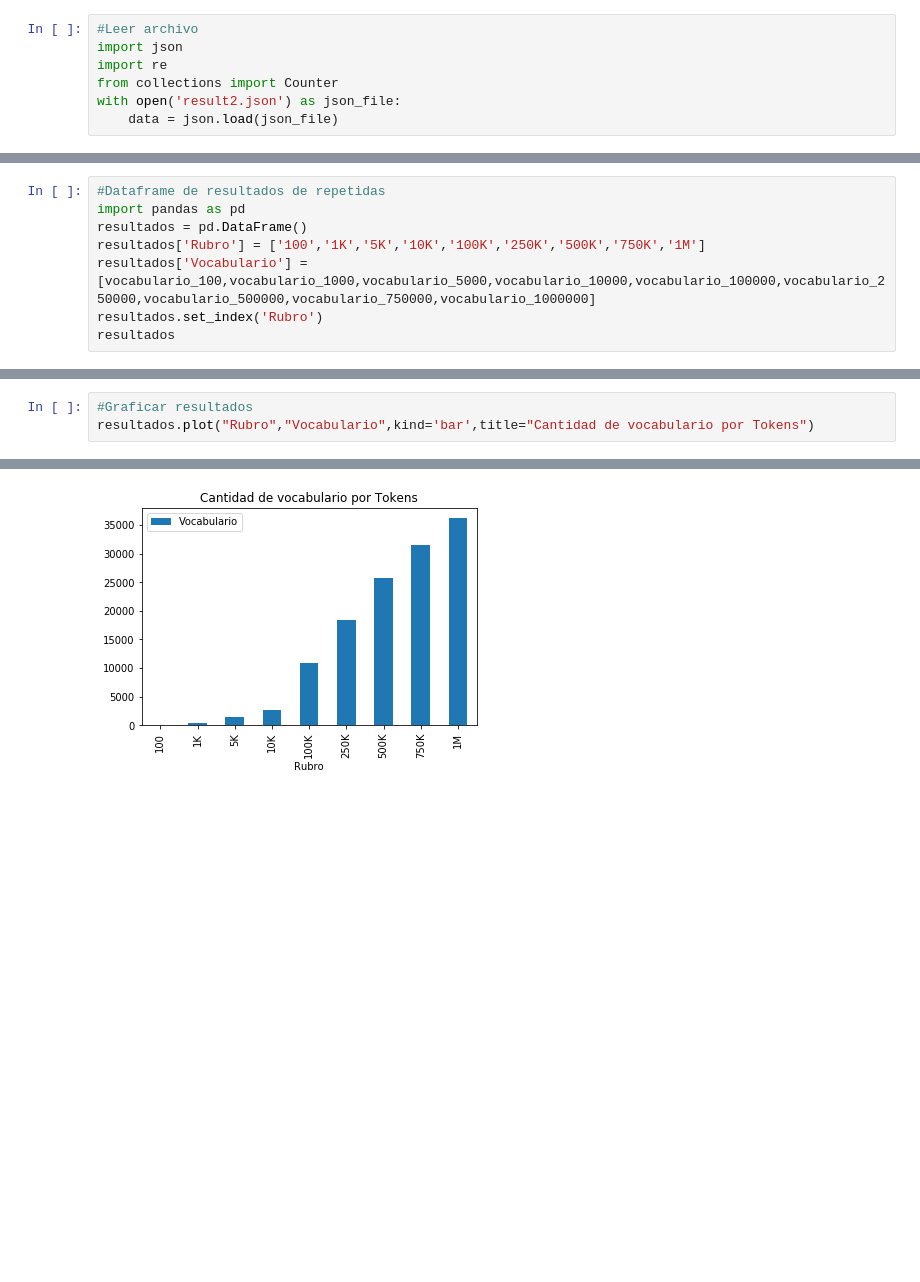
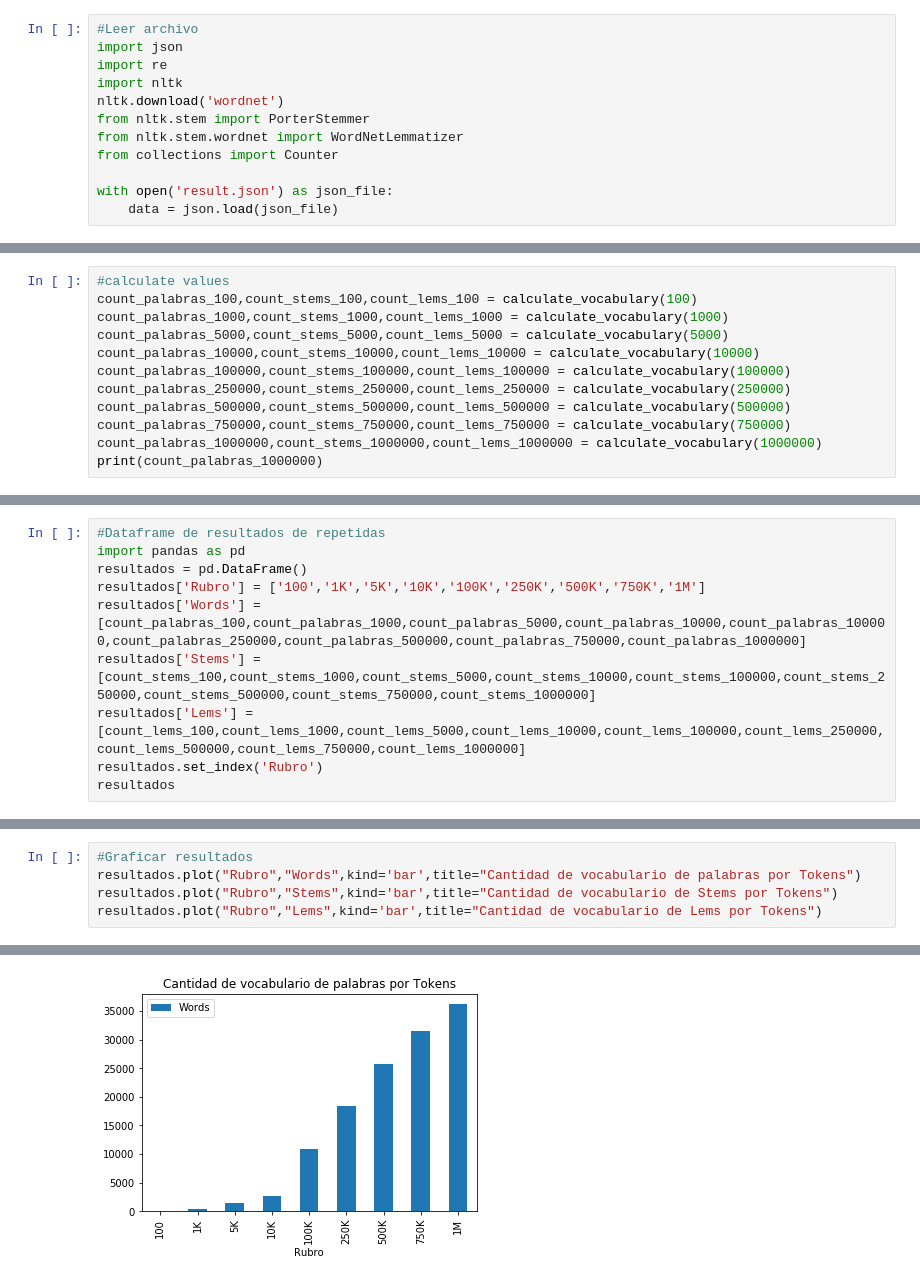
Before and after one commit to AlexG1991/tarea1_scraper, a Jupyter notebook: Tarea 1.ipynb, the cells around one changed output, grey strips where cells are left out. Cells and saved outputs as stored; diff of their text form; blank space fills up the shorter version.

```diff
--- a/Tarea 1.ipynb
+++ b/Tarea 1.ipynb
@@ -2,6 +6,11 @@
 #Leer archivo
 import json
 import re
+import nltk
+nltk.download('wordnet')
+from nltk.stem import PorterStemmer
+from nltk.stem.wordnet import WordNetLemmatizer
 from collections import Counter
-with open('result2.json') as json_file:
+
+with open('result.json') as json_file:
     data = json.load(json_file)
@@ -277,0 +66,12 @@ Vocabulario:36194
+# %%
+#calculate values
+count_palabras_100,count_stems_100,count_lems_100 = calculate_vocabulary(100)
+count_palabras_1000,count_stems_1000,count_lems_1000 = calculate_vocabulary(1000)
+count_palabras_5000,count_stems_5000,count_lems_5000 = calculate_vocabulary(5000)
+count_palabras_10000,count_stems_10000,count_lems_10000 = calculate_vocabulary(10000)
+count_palabras_100000,count_stems_100000,count_lems_100000 = calculate_vocabulary(100000)
+count_palabras_250000,count_stems_250000,count_lems_250000 = calculate_vocabulary(250000)
+count_palabras_500000,count_stems_500000,count_lems_500000 = calculate_vocabulary(500000)
+count_palabras_750000,count_stems_750000,count_lems_750000 = calculate_vocabulary(750000)
+count_palabras_1000000,count_stems_1000000,count_lems_1000000 = calculate_vocabulary(1000000)
+print(count_palabras_1000000)
@@ -280,7 +82,9 @@ Vocabulario:36194
 import pandas as pd
 resultados = pd.DataFrame()
 resultados['Rubro'] = ['100','1K','5K','10K','100K','250K','500K','750K','1M']
-resultados['Vocabulario'] = [vocabulario_100,vocabulario_1000,vocabulario_5000,vocabulario_10000,vocabulario_100000,vocabulario_250000,vocabulario_500000,vocabulario_750000,vocabulario_1000000]
+resultados['Words'] = [count_palabras_100,count_palabras_1000,count_palabras_5000,count_palabras_10000,count_palabras_100000,count_palabras_250000,count_palabras_500000,count_palabras_750000,count_palabras_1000000]
+resultados['Stems'] = [count_stems_100,count_stems_1000,count_stems_5000,count_stems_10000,count_stems_100000,count_stems_250000,count_stems_500000,count_stems_750000,count_stems_1000000]
+resultados['Lems'] = [count_lems_100,count_lems_1000,count_lems_5000,count_lems_10000,count_lems_100000,count_lems_250000,count_lems_500000,count_lems_750000,count_lems_1000000]
 resultados.set_index('Rubro')
 resultados
 # %% [output]
@@ -297,6 +101,8 @@ resultados
 # %%
 #Graficar resultados
-resultados.plot("Rubro","Vocabulario",kind='bar',title="Cantidad de vocabulario por Tokens")
+resultados.plot("Rubro","Words",kind='bar',title="Cantidad de vocabulario de palabras por Tokens")
+resultados.plot("Rubro","Stems",kind='bar',title="Cantidad de vocabulario de Stems por Tokens")
+resultados.plot("Rubro","Lems",kind='bar',title="Cantidad de vocabulario de Lems por Tokens")
 # %% [output]
 <matplotlib.axes._subplots.AxesSubplot at 0x...>
-[figure, old version]
+[figure, new version]
```
Also changed, not shown: parts of 14 cells of this notebook.
